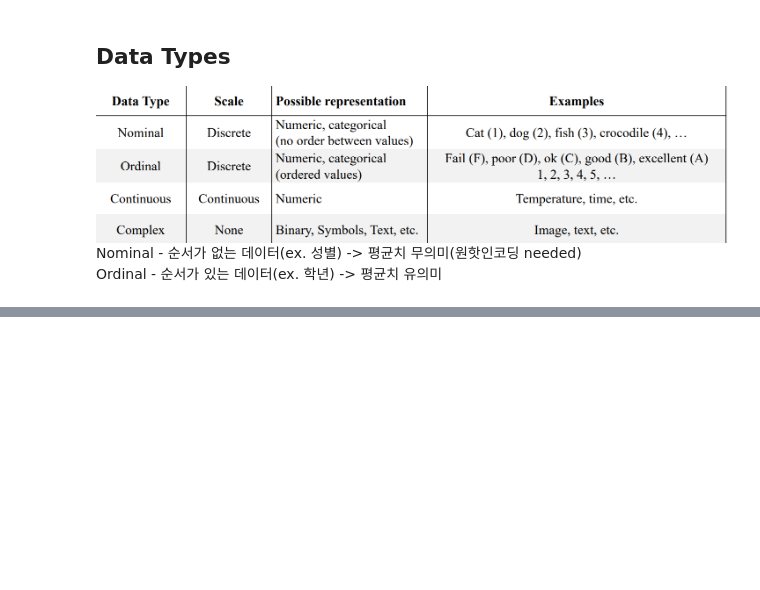
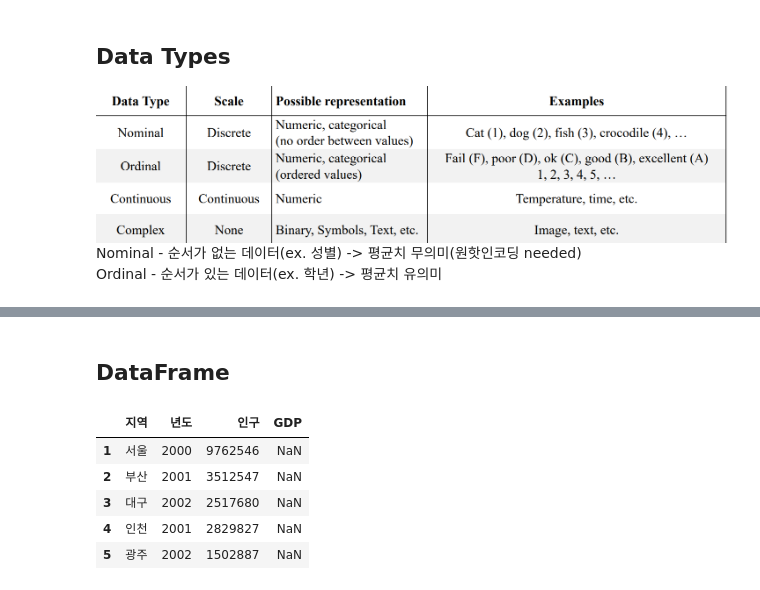
Before and after one commit to hyeon-BL/recording_study, a Jupyter notebook: Data_Science(2-1)/Week6/기본용어.ipynb, the cells around one changed output, grey strips where cells are left out. Saved outputs shown, nothing was run; the diff lists cells and outputs as text; code cells hidden in the pictures; blank space fills up the shorter version.

```diff
--- a/Data_Science(2-1)/Week6/기본용어.ipynb
+++ b/Data_Science(2-1)/Week6/기본용어.ipynb
@@ -5,0 +79,13 @@ Ordinal - 순서가 있는 데이터(ex. 학년) -> 평균치 유의미
+# %% [markdown]
+## DataFrame
+# %%
+data = {'지역': ['서울', '부산', '대구', '인천', '광주'], '년도': [2000, 2001, 2002, 2001, 2002], '인구': [9762546, 3512547, 2517680, 2829827, 1502887]}
+df = pd.DataFrame(data, index=['1', '2', '3', '4', '5'], columns=['지역', '년도', '인구', 'GDP'])
+df
+# %% [output]
+|  | 지역 | 년도 | 인구 | GDP |
+| 1 | 서울 | 2000 | 9762546 | NaN |
+| 2 | 부산 | 2001 | 3512547 | NaN |
+| 3 | 대구 | 2002 | 2517680 | NaN |
+| 4 | 인천 | 2001 | 2829827 | NaN |
+| 5 | 광주 | 2002 | 1502887 | NaN |
```
Also changed, not shown: parts of 14 cells of this notebook.
